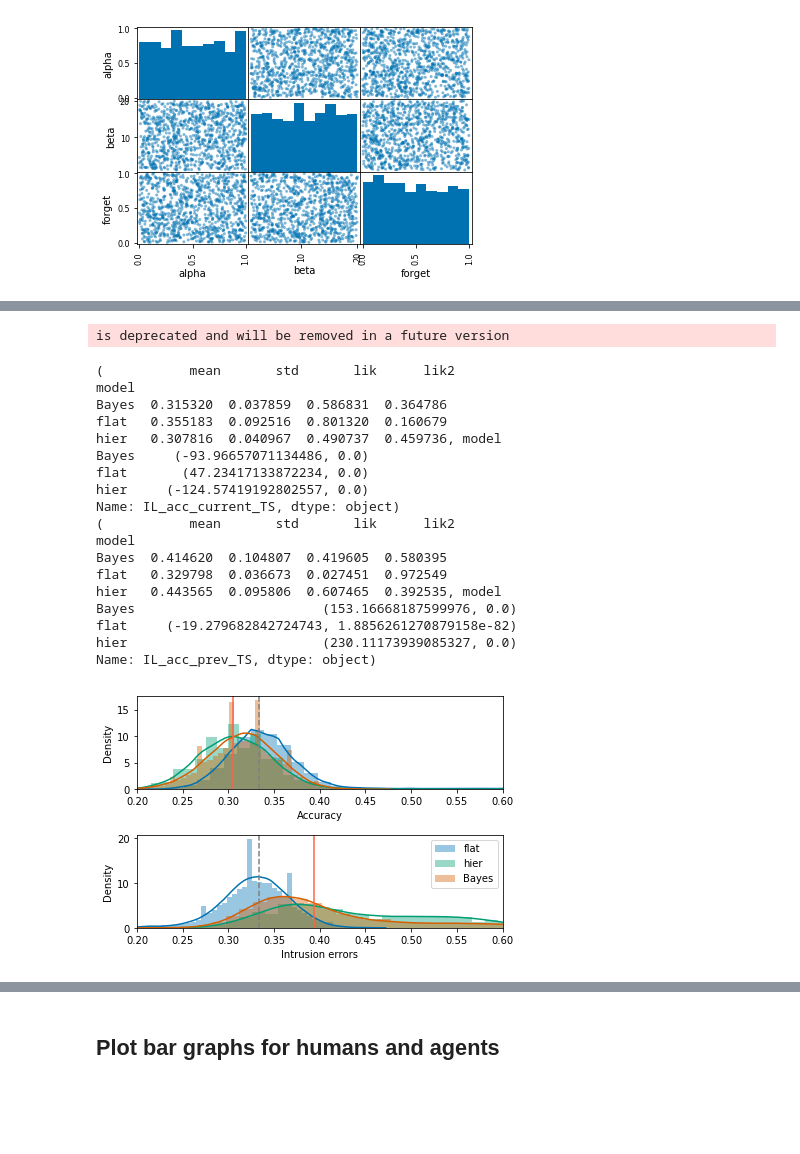
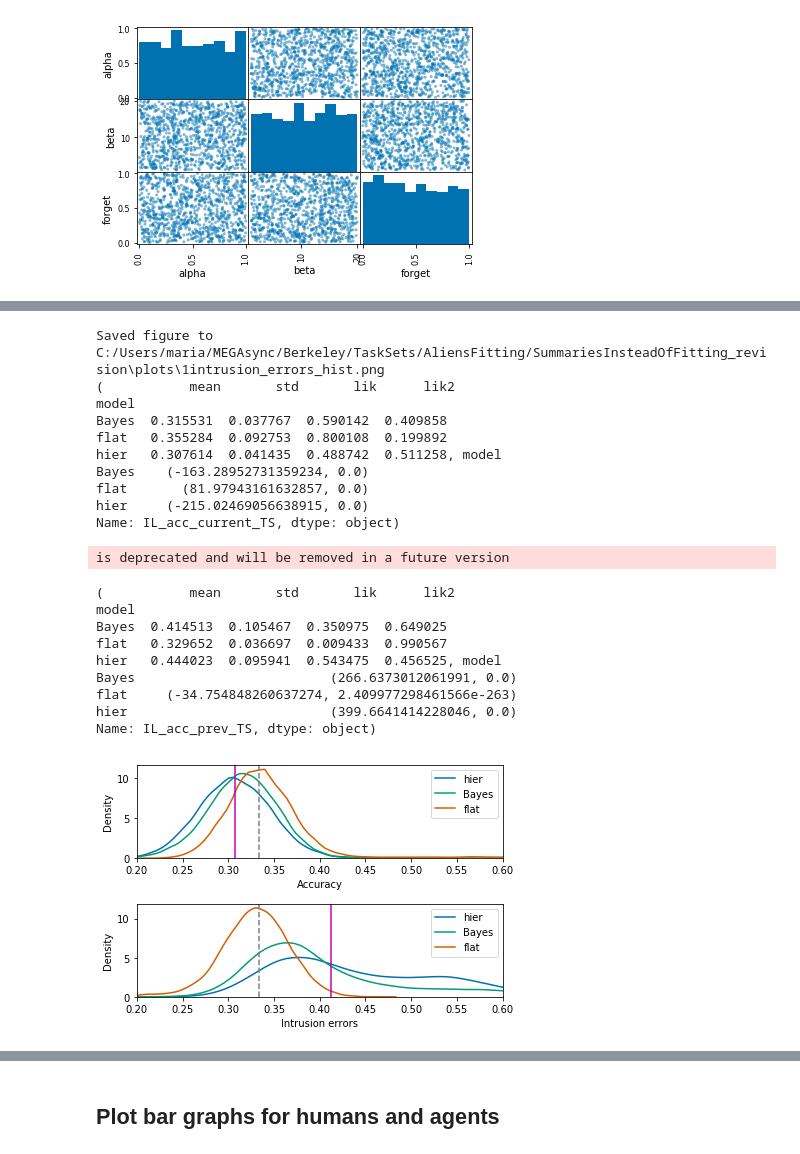
Before and after one commit to MariaEckstein/SLCN, a Jupyter notebook: models/SimulateAliensJupyterVersion2.ipynb, the cells around one changed output, grey strips where cells are left out. Drawn from its saved outputs; the diff is of its cells as text; code cells hidden in the pictures; blank space fills up the shorter version.

```diff
--- a/models/SimulateAliensJupyterVersion2.ipynb
+++ b/models/SimulateAliensJupyterVersion2.ipynb
@@ -225,7 +225,8 @@ def get_summary(parameters, param_ranges, n_sim, n_subj, model):
     # Run and get summaries for competition phase
     comp_data = simulate_competition_phase(model_name, final_Q_high, final_Q_low, task,
                                            n_seasons, n_aliens, n_sim, beta_high, n_blocks_comp=n_trials_['5Competition'])
-    summary_competition = comp_data.groupby('phase').aggregate('mean')['perc_selected_better'].values
+#     summary_competition = comp_data.groupby('phase').aggregate('mean')['perc_selected_better'].values
+    summary_competition = comp_data.groupby('phase').aggregate('mean').reset_index()[['perc_selected_better', 'se']].T.values.flatten()
 
     # Run and get summaries for rainbow season
     rainbow_dat = simulate_rainbow_phase(n_seasons, model_name, n_sim,
@@ -236,8 +237,8 @@ def get_summary(parameters, param_ranges, n_sim, n_subj, model):
 # %%
 save_frequency = 100
 print_frequency = 100
-n_frames = 20
-n_sims_per_frame = 1000
+n_frames = 1
+n_sims_per_frame = 2
 
 # Get summaries for different parameters
 new_time = time.time()
@@ -260,12 +261,11 @@ for frame_i in range(n_frames):
             new_time = time.time()
             diff = new_time - old_time
             print("Time passed: {} seconds".format(np.round(diff)))
-            print(summaries.agg('mean'))
 
         if ((sim_i % save_frequency) == 0) or (sim_i == n_sims_per_frame - 1):
 
             # Save summaries to disk
-            save_path = os.path.join(plot_dir, model_name + '_summaries0_{}.csv'.format(frame_i))
+            save_path = os.path.join(plot_dir, model_name + '_summariesTEST_{}.csv'.format(frame_i))
             summaries.to_csv(save_path)
             print("Saving summaries to {}".format(save_path))
 # %% [output]
@@ -292,6 +278,6 @@ KeyboardInterrupt:
 # %%
 # Get human data
 n_hum, hum_aliens, hum_seasons, hum_corrects, hum_actions, hum_rewards, hum_rainbow_dat, hum_comp_dat = read_in_human_data(
-    human_data_path, 828, n_aliens, n_actions, exclude=['160', '164'])
+    human_data_path, 828, n_aliens, n_actions, exclude=['160',])  # '164' -> already excluded for head trauma
 # %% [output]
 Reading in human data from C:/Users/maria/MEGAsync/Berkeley/TaskSets/Data/version3.1preprocessed/!
@@ -418,18 +407,22 @@ for model_name in models:
 # Reusable histogram function for all histogram plots
 def make_histogram(sim_dat, hum_dat, columns,
                    xlabels=False, ylabel="Density", xlim=False, ylim=False, vline=False, yscale_log=False, scale_data=1, plot_name=''):
+
     nrows = max(len(columns), 2)
     fig, axes = plt.subplots(nrows=nrows, figsize=(6, nrows * 2))
     [ax.set_ylabel(ylabel) for ax in axes]
+
     if not xlabels:
         xlabels = columns
+
     for i, (effect, xlabel) in enumerate(zip(columns, xlabels)):
         for model in models:
             dat = sim_dat.loc[sim_dat['model'] == model]
-            sns.distplot(scale_data*dat[effect], kde=True, hist=True, label=model, ax=axes[i])
+            sns.distplot(scale_data*dat[effect], kde=True, hist=False, label=model, ax=axes[i], bins=19)
         if np.any(hum_dat):
-            axes[i].axvline(x=scale_data*hum_dat[effect].values, color='tomato', linestyle='-')
+            axes[i].axvline(x=scale_data*hum_dat[effect].values, color='m', linestyle='-')
         axes[i].set_xlabel(xlabel)
+
     if vline:
         [ax.axvline(x=vline, color='grey', linestyle='--') for ax in axes]
     if xlim:
@@ -438,17 +431,23 @@ def make_histogram(sim_dat, hum_dat, columns,
         [ax.set_ylim(ylim) for ax in axes]
     if yscale_log:
         [ax.set_yscale('log') for ax in axes]
+
     plt.legend()
     plt.tight_layout()
-    plt.savefig(os.path.join(plot_save_dir, plot_name))
+    figure_path = os.path.join(plot_save_dir, plot_name)
+    plt.savefig(figure_path)
+    print("Saved figure to {}".format(figure_path))
 
 def get_means_sds(sim_dat, hum_dat, column, t_compare_value=0):
+
     means_sds = sim_dat.groupby("model")[column].agg(
         {'mean': 'mean',
          'std': 'std',
          'lik': lambda x: np.mean(x > hum_dat[column][0]),
          'lik2': lambda x: np.mean(x < hum_dat[column][0])})
+
     ttests = sim_dat.groupby('model')[column].agg(stats.ttest_1samp, t_compare_value)
+
     return means_sds, ttests
 # %%
 # Reactivation of TS (cloudy)
@@ -474,31 +476,33 @@ is deprecated and will be removed in a future version
 # %%
 # Intrusion errors (init. learn.)
-make_histogram(all_summaries, hum_summary_initial_learn, IL_cols[3:5],
+sub_dat = all_summaries.loc[(all_summaries.index % 5) == 4]
+make_histogram(sub_dat, hum_summary_initial_learn, IL_cols[3:5],
                plot_name='1intrusion_errors_hist.png',
                xlim=(0.2, 0.6), xlabels=['Accuracy', 'Intrusion errors'], vline=1/3)
 print(get_means_sds(all_summaries, hum_summary_initial_learn, IL_cols[3], 1/3))
 print(get_means_sds(all_summaries, hum_summary_initial_learn, IL_cols[4], 1/3))
 # %% [output]
-is deprecated and will be removed in a future version
+Saved figure to C:/Users/maria/MEGAsync/Berkeley/TaskSets/AliensFitting/SummariesInsteadOfFitting_revision\plots\1intrusion_errors_hist.png
+(           mean       std       lik      lik2
+model
+Bayes  0.315531  0.037767  0.590142  0.409858
+flat   0.355284  0.092753  0.800108  0.199892
+hier   0.307614  0.041435  0.488742  0.511258, model
+Bayes    (-163.28952731359234, 0.0)
+flat       (81.97943161632857, 0.0)
+hier     (-215.02469056638915, 0.0)
+Name: IL_acc_current_TS, dtype: object)
-(           mean       std       lik      lik2
-model
-Bayes  0.315320  0.037859  0.586831  0.364786
-flat   0.355183  0.092516  0.801320  0.160679
-hier   0.307816  0.040967  0.490737  0.459736, model
-Bayes     (-93.96657071134486, 0.0)
-flat       (47.23417133872234, 0.0)
-hier     (-124.57419192802557, 0.0)
-Name: IL_acc_current_TS, dtype: object)
-(           mean       std       lik      lik2
-model
-Bayes  0.414620  0.104807  0.419605  0.580395
-flat   0.329798  0.036673  0.027451  0.972549
-hier   0.443565  0.095806  0.607465  0.392535, model
-Bayes                        (153.16668187599976, 0.0)
-flat     (-19.279682842724743, 1.8856261270879158e-82)
-hier                         (230.11173939085327, 0.0)
-Name: IL_acc_prev_TS, dtype: object)
+is deprecated and will be removed in a future version
+(           mean       std       lik      lik2
+model
+Bayes  0.414513  0.105467  0.350975  0.649025
+flat   0.329652  0.036697  0.009433  0.990567
+hier   0.444023  0.095941  0.543475  0.456525, model
+Bayes                         (266.6373012061991, 0.0)
+flat     (-34.754848260637274, 2.409977298461566e-263)
+hier                          (399.6641414228046, 0.0)
+Name: IL_acc_prev_TS, dtype: object)
-[figure, old version]
+[figure, new version]
 # %%
 # TS values affect performance (init. learn.)
 make_histogram(all_summaries, hum_summary_initial_learn, ['IL_perf_TS2minus1'],
```
Also changed, not shown: parts of 30 cells of this notebook.
